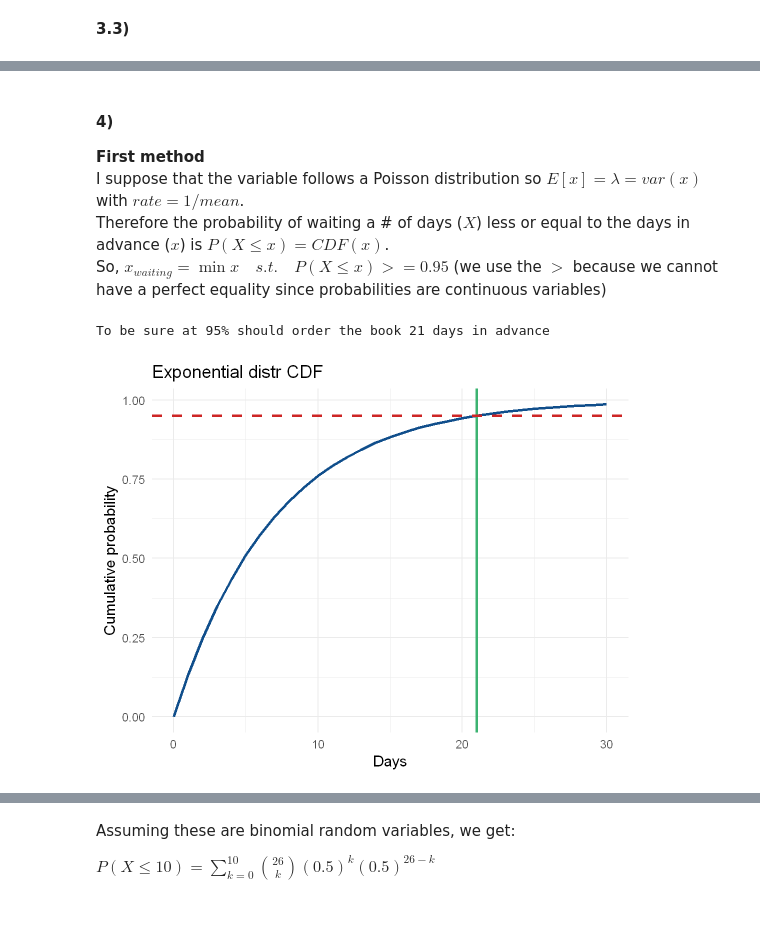
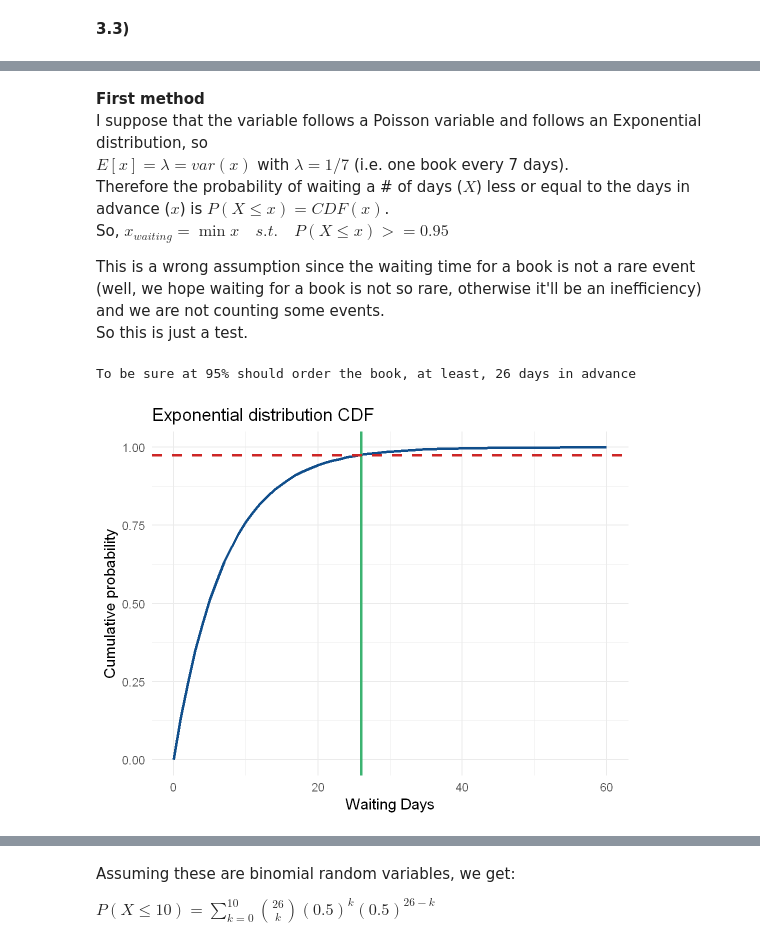
Before and after one commit to Berto70/advstat, a Jupyter notebook: ex2/Bertinelli_Gabriele_Rlab02.ipynb, the cells around one changed output, grey strips where cells are left out. Drawn from its saved outputs; the diff is of its cells as text; code cells hidden in the pictures; blank space fills up the shorter version.

```diff
--- a/ex2/Bertinelli_Gabriele_Rlab02.ipynb
+++ b/ex2/Bertinelli_Gabriele_Rlab02.ipynb
@@ -158,9 +139,9 @@ dmuon_n <- function(E, E0 = 7.25, gamma = 2.7) {
     ifelse(E < E0, 1, (E - E0 + 1)^(-gamma))
 }
 
-integral_n <- integrate(dmuon_n, 0, Inf)  # Using quad function for numerical integration
+integral_n <- integrate(dmuon_n, 0, Inf)$value
 
-N <- 1 / integral_n$value
+N <- 1 / integral_n
 
 print(paste('Normalization factor N:', N))
 # %% [output]
@@ -203,7 +184,8 @@ muon_cdf <- data.frame(en = e_val, prob = pmuon(e_val))
 options(repr.plot.width = 9, repr.plot.height = 7)
 
 cdf_plot <- ggplot(data=muon_cdf, aes(x=en, y=prob)) +
-	geom_line(color='firebrick3', lwd=1.5) +
+	geom_vline(aes(xintercept = 7.25, color='E0'), lwd=1.5, linetype = "solid") +
+	geom_line(color='dodgerblue4', lwd=1.5) +
 	labs(title = "Muon energy CDF",
 			 x = "Energy [GeV]", y = "Cumulative Probability") +
 	theme_minimal(base_size = 18) +
@@ -302,37 +350,33 @@ Chebyshev inequality -> prob that tmrw will occur >= 5 incidents is <=  0.08
 # %% [markdown]
-#### 4)
 **First method**
-I suppose that the variable follows a Poisson distribution so $E[x] = \lambda = var(x)$ with $rate=1/mean$.
+I suppose that the variable follows a Poisson variable and follows an Exponential distribution, so
+$E[x] = \lambda = var(x)$ with $\lambda=1/7$ (i.e. one book every 7 days).
 Therefore the probability of waiting a # of days ($X$) less or equal to the days in advance ($x$) is $P(X\le x) = CDF(x)$.
-So, $x_{waiting} = \min{x}\quad s.t.\quad P(X\le x) >= 0.95$ (we use the $>$ because we cannot have a perfect equality since probabilities are continuous variables)
+So, $x_{waiting} = \min{x}\quad s.t.\quad P(X\le x) >= 0.95$ <!--(we use the $>$ because we cannot have a perfect equality since probabilities are continuous variables)-->
+
+This is a wrong assumption since the waiting time for a book is not a rare event (well, we hope waiting for a book is not so rare, otherwise it'll be an inefficiency) and we are not counting some events.
+So this is just a test.
 # %%
-mean <- 7 # days
-std <- 2 # days
+t <- 0:60
 
-lvl <- 0.95 # Helen wants to be 95% sure
-
-t <- 0:30
 exp_cdf <- pexp(q=t, rate=1/mean)
 exp_df <- data.frame(t=t, exp=exp_cdf)
 
-w_days <- min(exp_df$t[exp_df$exp >= lvl])
+w_days.pois <- min(exp_df$t[exp_df$exp >= quant])
 
-cat('To be sure at 95% should order the book', w_days, 'days in advance\n')
+cat('To be sure at 95% should order the book, at least,', round(w_days.pois, 2), 'days in advance\n')
 
 options(repr.plot.width = 9, repr.plot.height = 7)
 
-hist_plot <- ggplot(data=exp_df, aes(x=t, y=exp)) +
+cdf_plot.pois <- ggplot(data=exp_df, aes(x=t, y=exp)) +
 	geom_line(color='dodgerblue4', lwd=1.5) +
-	# geom_vline(xintercept = mean, color='firebrick3', lwd=1.5) +
-	# geom_vline(xintercept = mean + qexp(0.975, rate=1/mean), color='firebrick3', lwd=1.5, linetype='dashed') +
-	# geom_vline(xintercept = mean - qexp(0.975, rate=1/mean), color='firebrick3', lwd=1.5, linetype='dashed') +
-	geom_vline(xintercept = w_days, color='mediumseagreen', lwd=1.5) +
-	geom_hline(yintercept = lvl, color='firebrick3', lwd=1.5, linetype='dashed') +
-	labs(title = "Exponential distr CDF",
-			 x = "Days", y = "Cumulative probability") +
+	geom_vline(xintercept = w_days.pois, color='mediumseagreen', lwd=1.5) +
+	geom_hline(yintercept = quant, color='firebrick3', lwd=1.5, linetype='dashed') + # uppe-tail 95% percentile
+	labs(title = "Exponential distribution CDF",
+			 x = "Waiting Days", y = "Cumulative probability") +
 	theme_minimal(base_size = 18)
 
-hist_plot
+cdf_plot.pois
 # %% [output]
-To be sure at 95% should order the book 21 days in advance
+To be sure at 95% should order the book, at least, 26 days in advance
-[figure, old version]
+[figure, new version]
```
Also changed, not shown: parts of 36 cells of this notebook.
